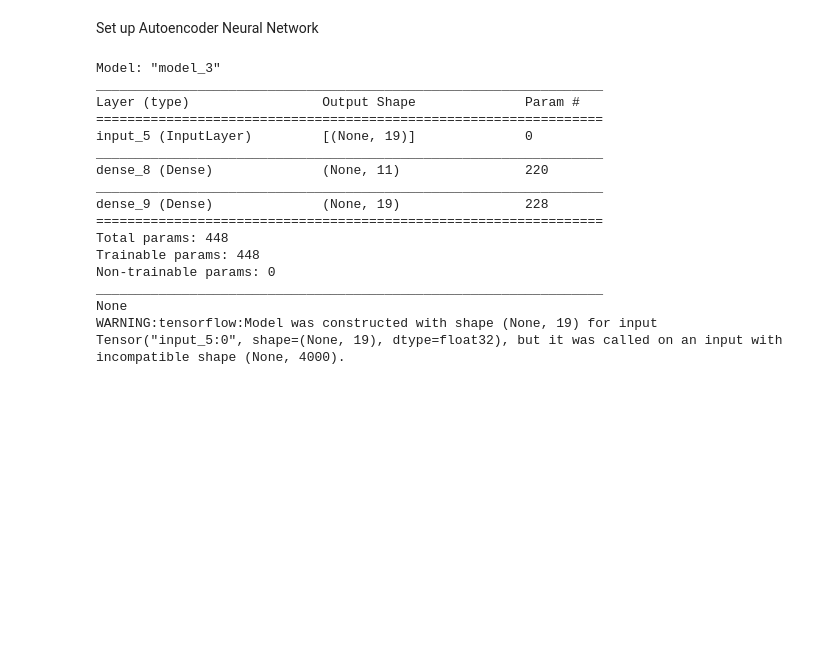
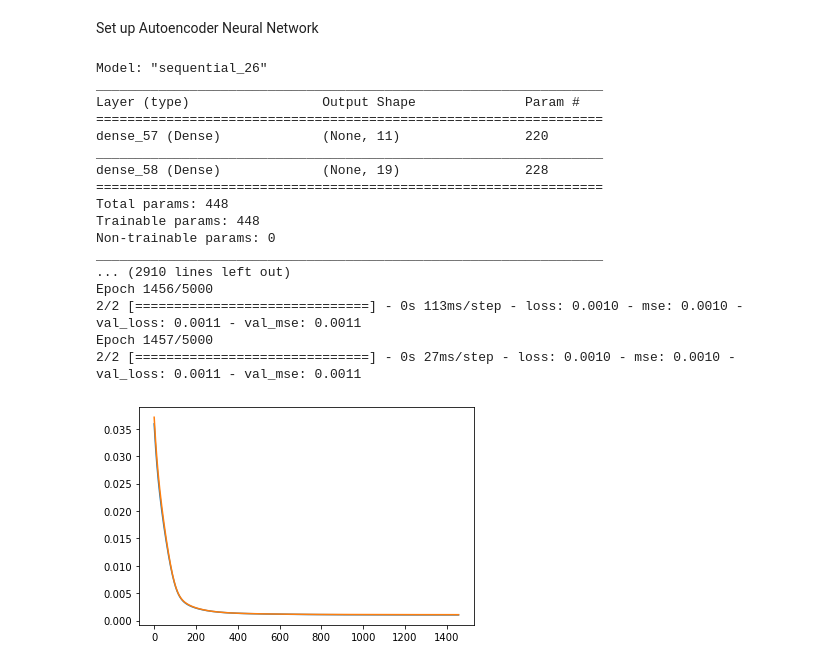
Before and after one commit to BgDaniel/simple_autoencoder, a Jupyter notebook: autoencoder.ipynb, the cells around one changed output. Cells and saved outputs as stored; diff of their text form; code cells hidden in the pictures; blank space fills up the shorter version.

```diff
--- a/autoencoder.ipynb
+++ b/autoencoder.ipynb
@@ -219,47 +218,73 @@ plt.show()
 # %% [markdown]
 Set up Autoencoder Neural Network
 # %%
-dim_input = nb_t_support - 1
+dim_input = len(V[0])
 dim_output = dim_input
 dim_encoding = 11
 
 from keras.models import Sequential
 from keras.layers import Activation, Dense
 from keras import Input, Model
+from tensorflow.keras.callbacks import EarlyStopping
 
-x_input = Input(shape=(dim_input,))
-encoded = Dense(dim_encoding, activation='linear')(x_input)
-decoded = Dense(dim_output, activation='linear')(encoded)
-autoencoder = Model(x_input, decoded)
+def reduce_dimension(V):
+    autoencoder = Sequential()
+    encoded = Dense(dim_encoding, activation='linear', input_shape=(dim_input,))
+    autoencoder.add(encoded)
+    decoded = Dense(dim_output, activation='linear')
+    autoencoder.add(decoded)
 
-autoencoder.compile(optimizer='adam', loss='mse')
-print(autoencoder.summary())
+    autoencoder.compile(optimizer='adam', loss='mse', metrics=['mse'])
+    print(autoencoder.summary())
 
-history = autoencoder.fit(V.T, V.T,
-                epochs=1000,
-                batch_size=16,
-                shuffle=True,
-                validation_split=0.1,
-                verbose = 0)
+    early_stopping = EarlyStopping(monitor='mse', min_delta=1e-12, patience=3, verbose=0)
 
-#plot our loss
-plt.plot(history.history['loss'])
-plt.plot(history.history['val_loss'])
-plt.show()
+    history = autoencoder.fit(V, V,
+                    epochs=5000,
+                    batch_size=2000,
+                    shuffle=True,
+                    validation_split=0.1,
+                    verbose = 1,
+                    callbacks=[early_stopping])
+
+    #plot our loss
+    plt.plot(history.history['loss'])
+    plt.plot(history.history['val_loss'])
+    plt.show()
+
+    weights_encoded = encoded.trainable_weights
+    a_encoded, B_encoded = weights_encoded[1].numpy(), weights_encoded[0].numpy().T
+    print(B_encoded.shape)
+
+    weights_decoded = decoded.trainable_weights
+    a_decoded, B_decoded = weights_decoded[1].numpy(), weights_decoded[0].numpy().T
+    print(B_decoded.shape)
+
+    proj_ml = B_decoded.dot(B_encoded)
+
+    return proj_ml, a_encoded, B_encoded, a_decoded, B_decoded
+
+
+#proj_ml_V, a_encoded_V, B_encoded_V, a_decoded_V, B_decoded_V = reduce_dimension(V)
+
+proj_ml_V_tilde, a_encoded_V_tilde, B_encoded_V_tilde, a_decoded_V_tilde, B_decoded_V_tilde = reduce_dimension(V_tilde)
+print(proj_ml_V_tilde)
 # %% [output]
-Model: "model_3"
+Model: "sequential_26"
 _________________________________________________________________
 Layer (type)                 Output Shape              Param #
 =================================================================
-input_5 (InputLayer)         [(None, 19)]              0
+dense_57 (Dense)             (None, 11)                220
 _________________________________________________________________
-dense_8 (Dense)              (None, 11)                220
-_________________________________________________________________
-dense_9 (Dense)              (None, 19)                228
+dense_58 (Dense)             (None, 19)                228
 =================================================================
 Total params: 448
 Trainable params: 448
 Non-trainable params: 0
 _________________________________________________________________
-None
-WARNING:tensorflow:Model was constructed with shape (None, 19) for input Tensor("input_5:0", shape=(None, 19), dtype=float32), but it was called on an input with incompatible shape (None, 4000).
+... (2910 lines left out)
+Epoch 1456/5000
+2/2 [==============================] - 0s 113ms/step - loss: 0.0010 - mse: 0.0010 - val_loss: 0.0011 - val_mse: 0.0011
+Epoch 1457/5000
+2/2 [==============================] - 0s 27ms/step - loss: 0.0010 - mse: 0.0010 - val_loss: 0.0011 - val_mse: 0.0011
+[figure, added]
```
Also changed, not shown: parts of 8 cells of this notebook.
